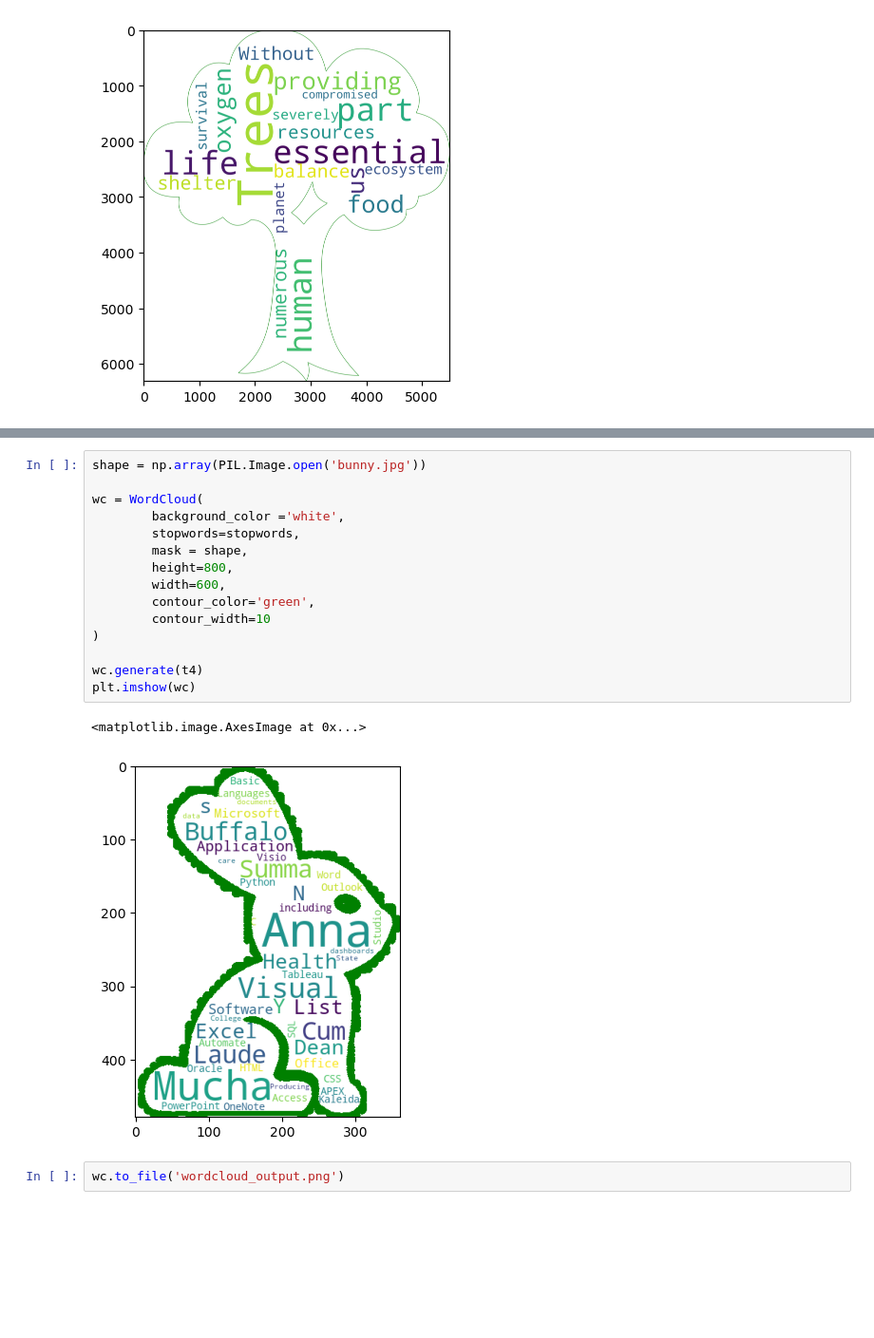
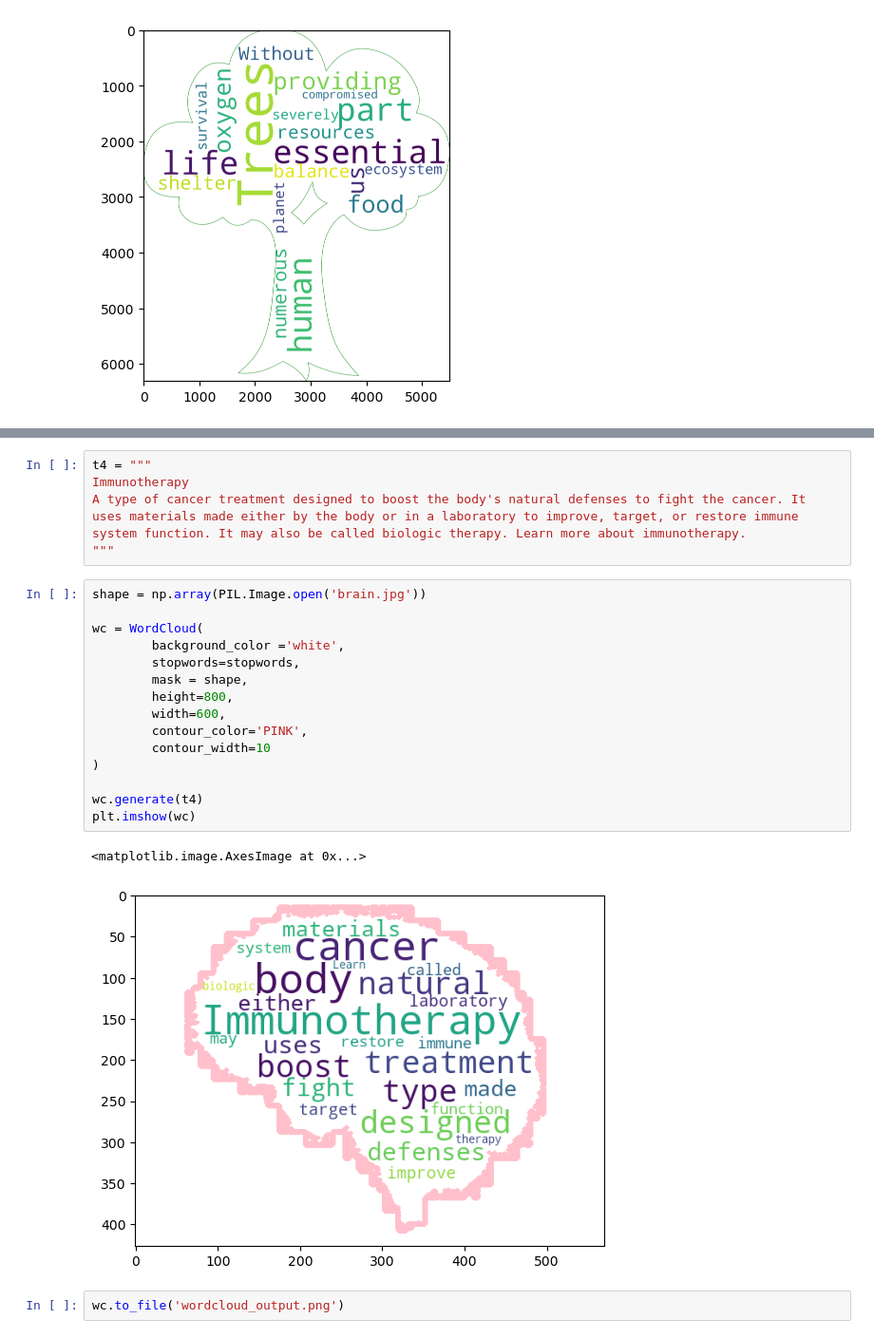
Before and after one commit to JoeEberle/word_cloud, a Jupyter notebook: word_cloud.ipynb, the cells around one changed output, grey strips where cells are left out. Shown at 95% size. Drawn from its saved outputs; the diff is of its cells as text; blank space fills up the shorter version.

```diff
--- a/word_cloud.ipynb
+++ b/word_cloud.ipynb
@@ -168,21 +149,26 @@ t4 = t4 + ' Summa Cum Laude'
+# %%
+t4 = """
+Immunotherapy
+A type of cancer treatment designed to boost the body's natural defenses to fight the cancer. It uses materials made either by the body or in a laboratory to improve, target, or restore immune system function. It may also be called biologic therapy. Learn more about immunotherapy.
+"""
 # %%
-shape = np.array(PIL.Image.open('bunny.jpg'))
+shape = np.array(PIL.Image.open('brain.jpg'))
 
 wc = WordCloud(
         background_color ='white',
         stopwords=stopwords,
         mask = shape,
         height=800,
         width=600,
-        contour_color='green',
+        contour_color='PINK',
         contour_width=10
 )
 
 wc.generate(t4)
 plt.imshow(wc)
 # %% [output]
 <matplotlib.image.AxesImage at 0x...>
-[figure, old version]
+[figure, new version]
 # %%
 wc.to_file('wordcloud_output.png')
 # %% [output]
```
Also changed, not shown: parts of 8 cells of this notebook, 4 other files.
